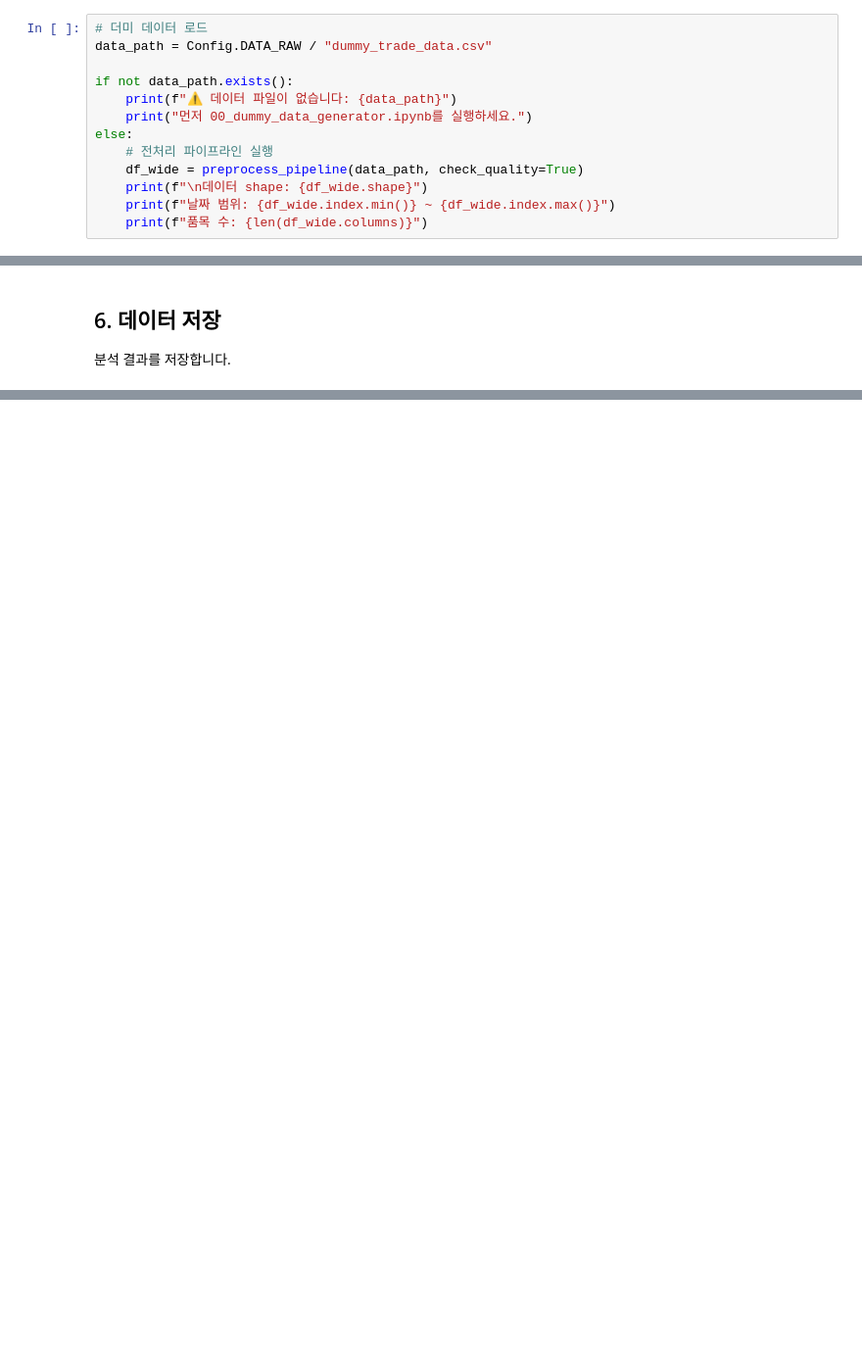
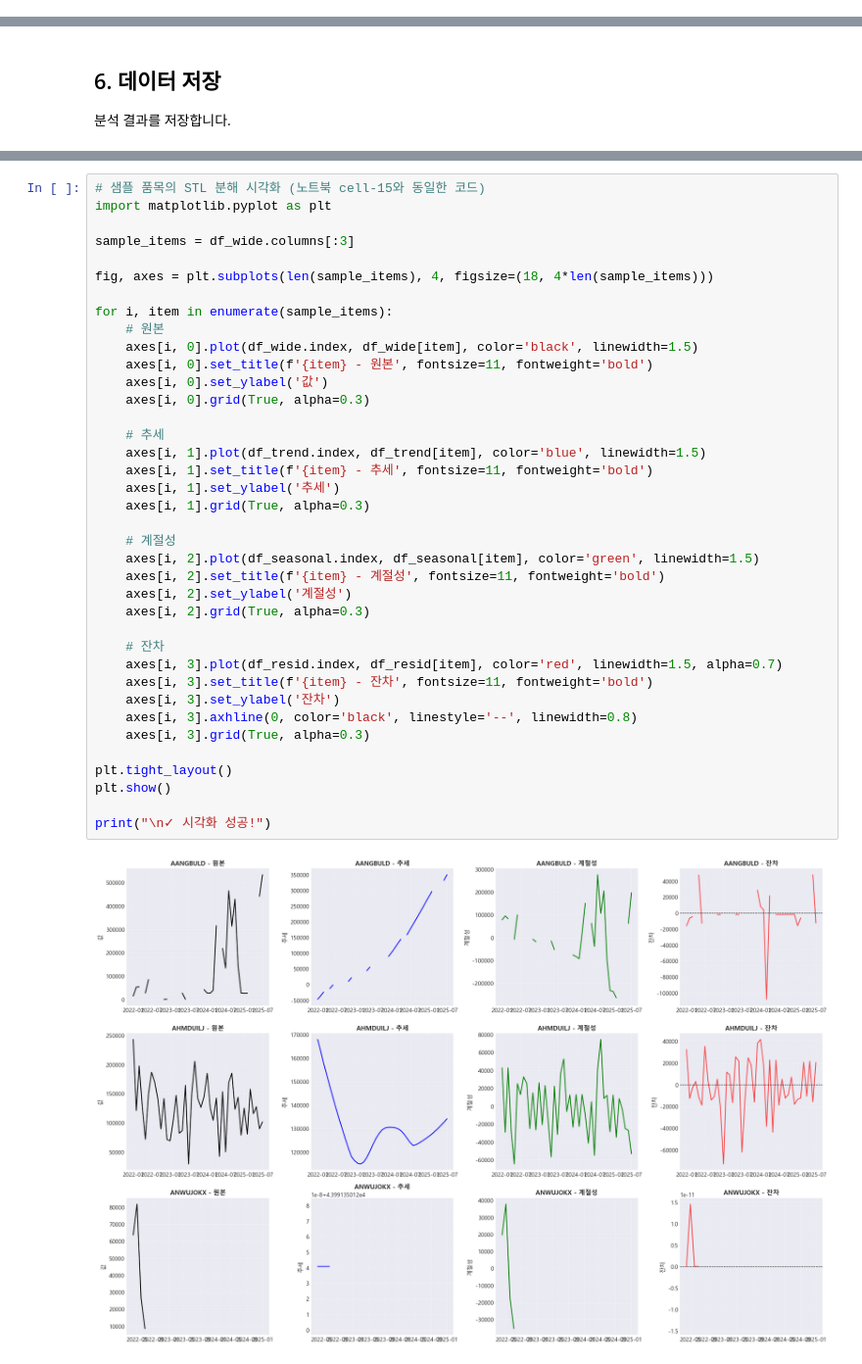
Before and after one commit to HectorSin/daconAiCompetition, a Jupyter notebook: notebooks/01_eda_and_preprocessing.ipynb, the cells around one changed output, grey strips where cells are left out. Shown at 98% size. Drawn from its saved outputs; the diff is of its cells as text; blank space fills up the shorter version.

```diff
--- a/notebooks/01_eda_and_preprocessing.ipynb
+++ b/notebooks/01_eda_and_preprocessing.ipynb
@@ -35,16 +40,3 @@ plt.rcParams['font.family'] = 'Malgun Gothic'
 plt.rcParams['axes.unicode_minus'] = False
 # %% [markdown]
 ## 1. 데이터 로드
-# %%
-# 더미 데이터 로드
-data_path = Config.DATA_RAW / "dummy_trade_data.csv"
-
-if not data_path.exists():
-    print(f"⚠️ 데이터 파일이 없습니다: {data_path}")
-    print("먼저 00_dummy_data_generator.ipynb를 실행하세요.")
-else:
-    # 전처리 파이프라인 실행
-    df_wide = preprocess_pipeline(data_path, check_quality=True)
-    print(f"\n데이터 shape: {df_wide.shape}")
-    print(f"날짜 범위: {df_wide.index.min()} ~ {df_wide.index.max()}")
-    print(f"품목 수: {len(df_wide.columns)}")
@@ -245,0 +720,40 @@ print("\n✓ 모든 분석 결과가 저장되었습니다!")
+# %%
+# 샘플 품목의 STL 분해 시각화 (노트북 cell-15와 동일한 코드)
+import matplotlib.pyplot as plt
+
+sample_items = df_wide.columns[:3]
+
+fig, axes = plt.subplots(len(sample_items), 4, figsize=(18, 4*len(sample_items)))
+
+for i, item in enumerate(sample_items):
+    # 원본
+    axes[i, 0].plot(df_wide.index, df_wide[item], color='black', linewidth=1.5)
+    axes[i, 0].set_title(f'{item} - 원본', fontsize=11, fontweight='bold')
+    axes[i, 0].set_ylabel('값')
+    axes[i, 0].grid(True, alpha=0.3)
+
+    # 추세
+    axes[i, 1].plot(df_trend.index, df_trend[item], color='blue', linewidth=1.5)
+    axes[i, 1].set_title(f'{item} - 추세', fontsize=11, fontweight='bold')
+    axes[i, 1].set_ylabel('추세')
+    axes[i, 1].grid(True, alpha=0.3)
+
+    # 계절성
+    axes[i, 2].plot(df_seasonal.index, df_seasonal[item], color='green', linewidth=1.5)
+    axes[i, 2].set_title(f'{item} - 계절성', fontsize=11, fontweight='bold')
+    axes[i, 2].set_ylabel('계절성')
+    axes[i, 2].grid(True, alpha=0.3)
+
+    # 잔차
+    axes[i, 3].plot(df_resid.index, df_resid[item], color='red', linewidth=1.5, alpha=0.7)
+    axes[i, 3].set_title(f'{item} - 잔차', fontsize=11, fontweight='bold')
+    axes[i, 3].set_ylabel('잔차')
+    axes[i, 3].axhline(0, color='black', linestyle='--', linewidth=0.8)
+    axes[i, 3].grid(True, alpha=0.3)
+
+plt.tight_layout()
+plt.show()
+
+print("\n✓ 시각화 성공!")
+# %% [output]
+[figure, added]
```
Also changed, not shown: parts of 28 cells of this notebook, 12 other files.
